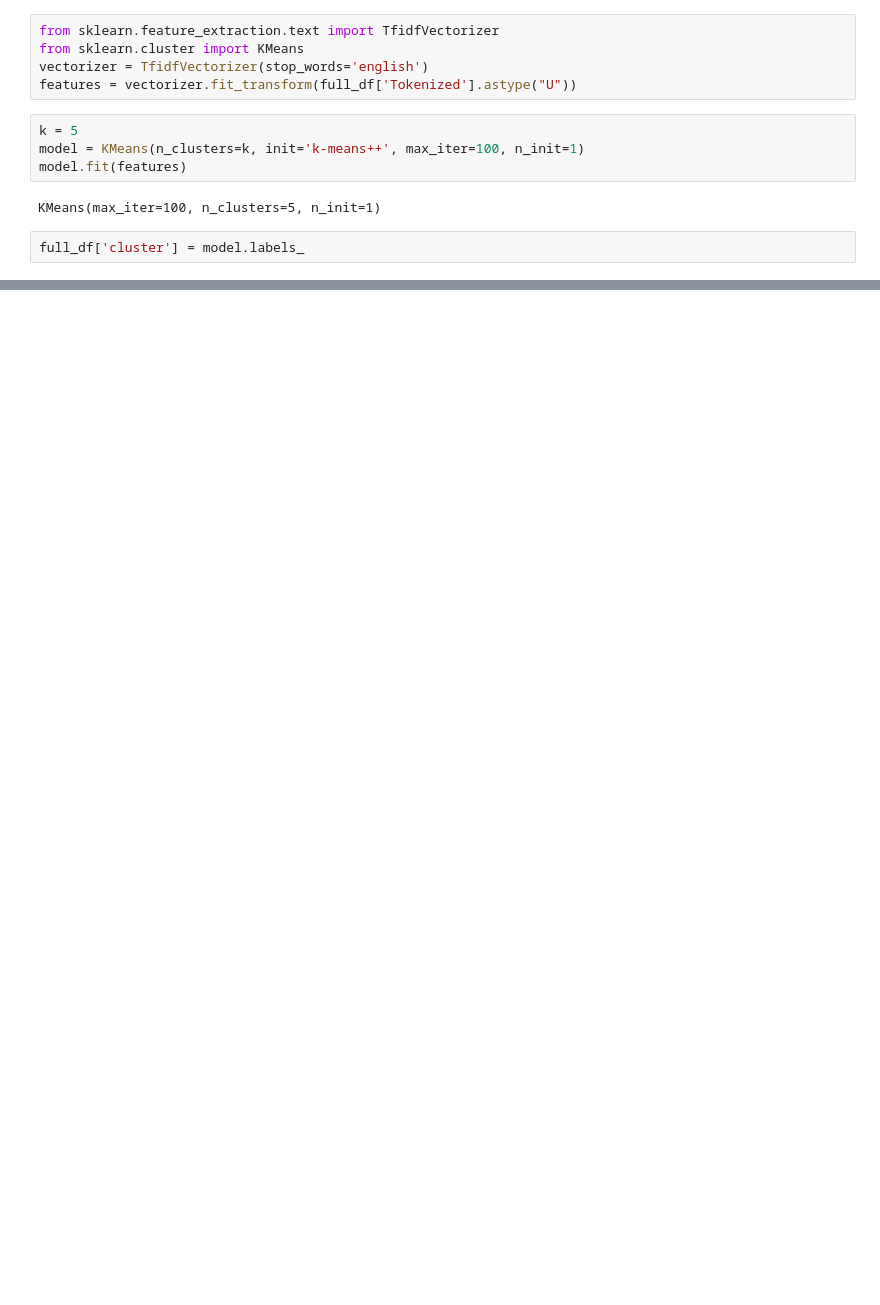
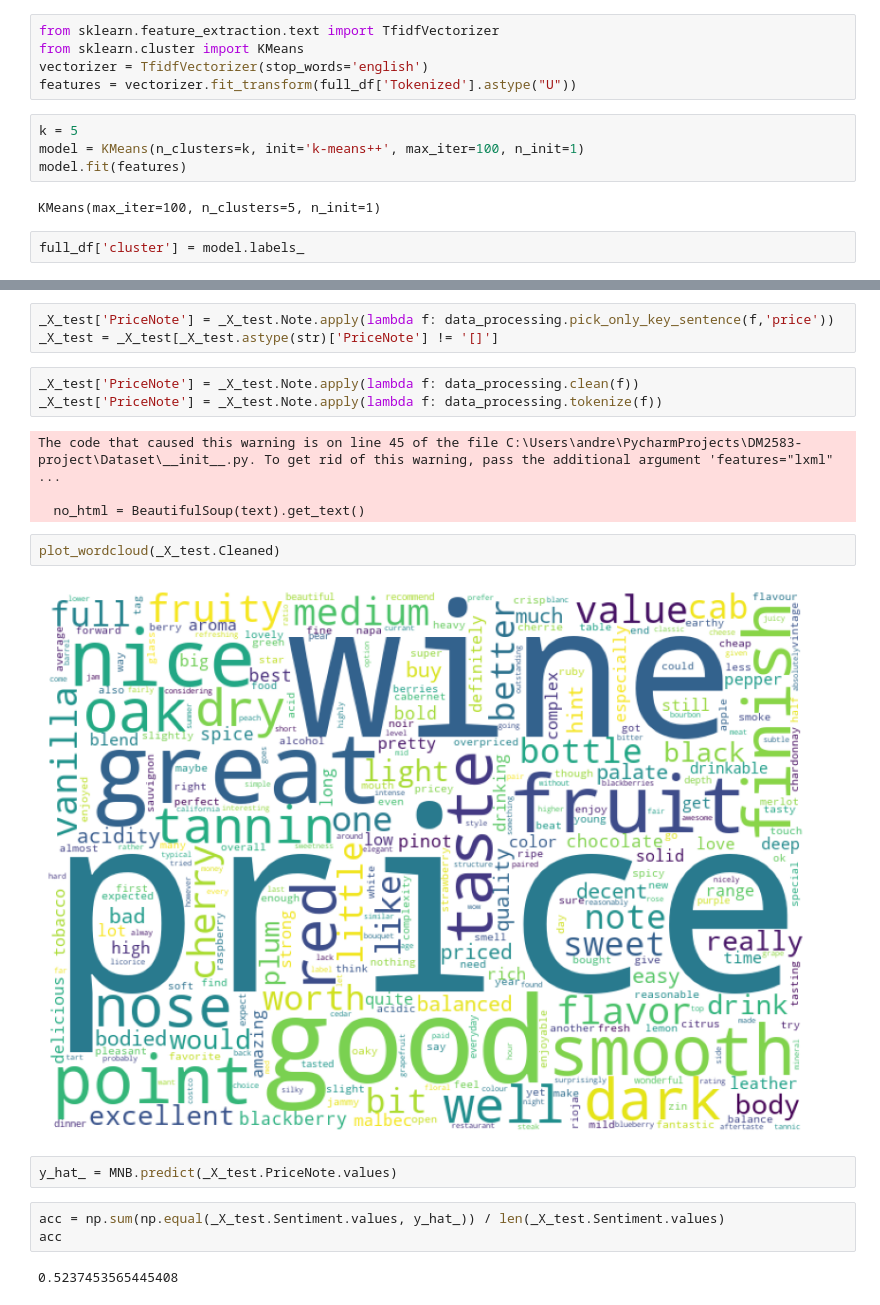
Before and after one commit to AndreaCamilloni/DM2583-project, a Jupyter notebook: notebook.ipynb, the cells around one changed output, grey strips where cells are left out. Saved outputs shown, nothing was run; the diff lists cells and outputs as text; blank space fills up the shorter version.

```diff
--- a/notebook.ipynb
+++ b/notebook.ipynb
@@ -377,0 +263,21 @@ X_test_it
+# %%
+_X_test['PriceNote'] = _X_test.Note.apply(lambda f: data_processing.pick_only_key_sentence(f,'price'))
+_X_test = _X_test[_X_test.astype(str)['PriceNote'] != '[]']
+# %%
+_X_test['PriceNote'] = _X_test.Note.apply(lambda f: data_processing.clean(f))
+_X_test['PriceNote'] = _X_test.Note.apply(lambda f: data_processing.tokenize(f))
+# %% [output]
+The code that caused this warning is on line 45 of the file C:\Users\andre\PycharmProjects\DM2583-project\Dataset\__init__.py. To get rid of this warning, pass the additional argument 'features="lxml" ...
+
+  no_html = BeautifulSoup(text).get_text()
+# %%
+plot_wordcloud(_X_test.Cleaned)
+# %% [output]
+[figure, added]
+# %%
+y_hat_ = MNB.predict(_X_test.PriceNote.values)
+# %%
+acc = np.sum(np.equal(_X_test.Sentiment.values, y_hat_)) / len(_X_test.Sentiment.values)
+acc
+# %% [output]
+0.5237453565445408
```
Also changed, not shown: parts of 53 cells of this notebook.
